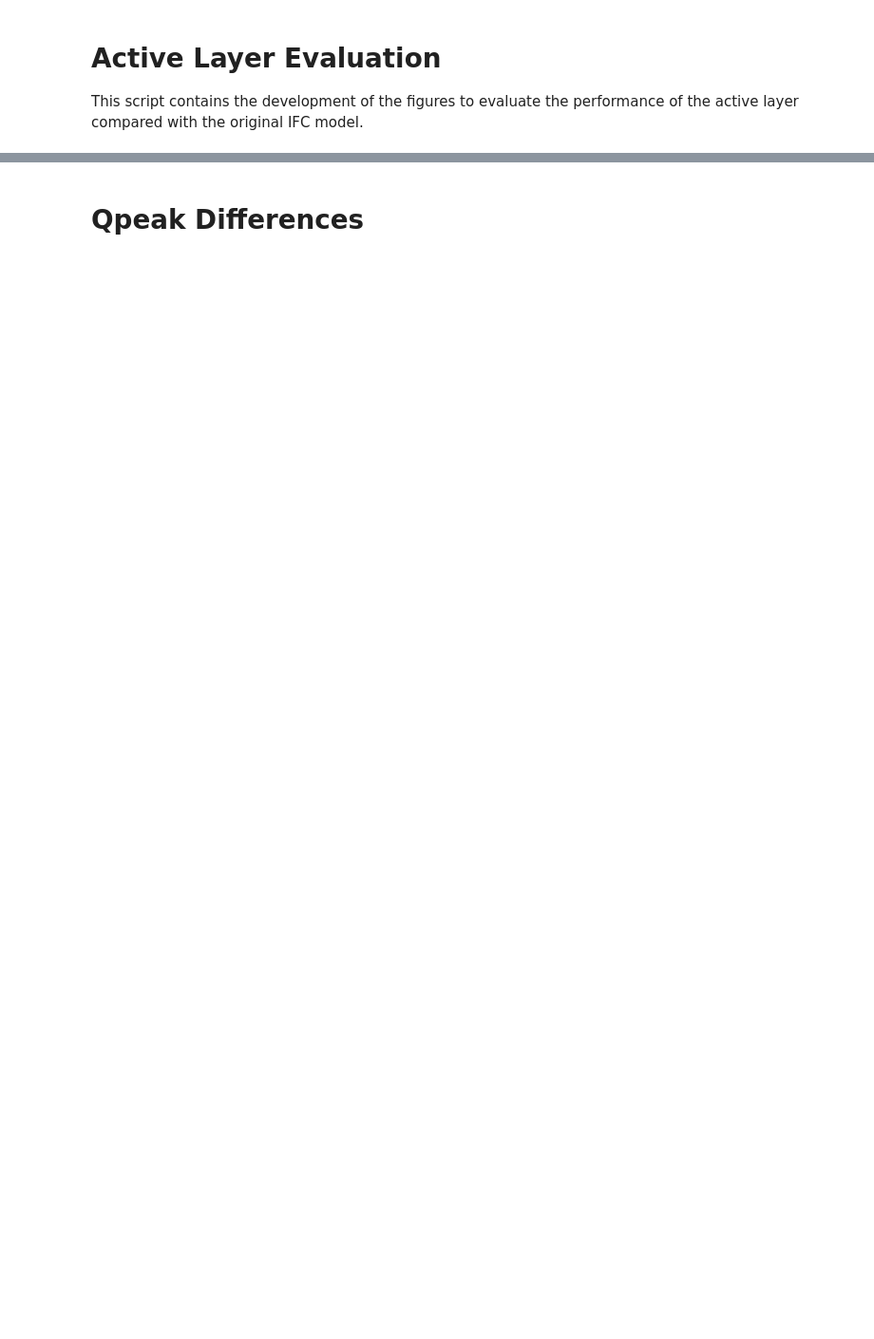
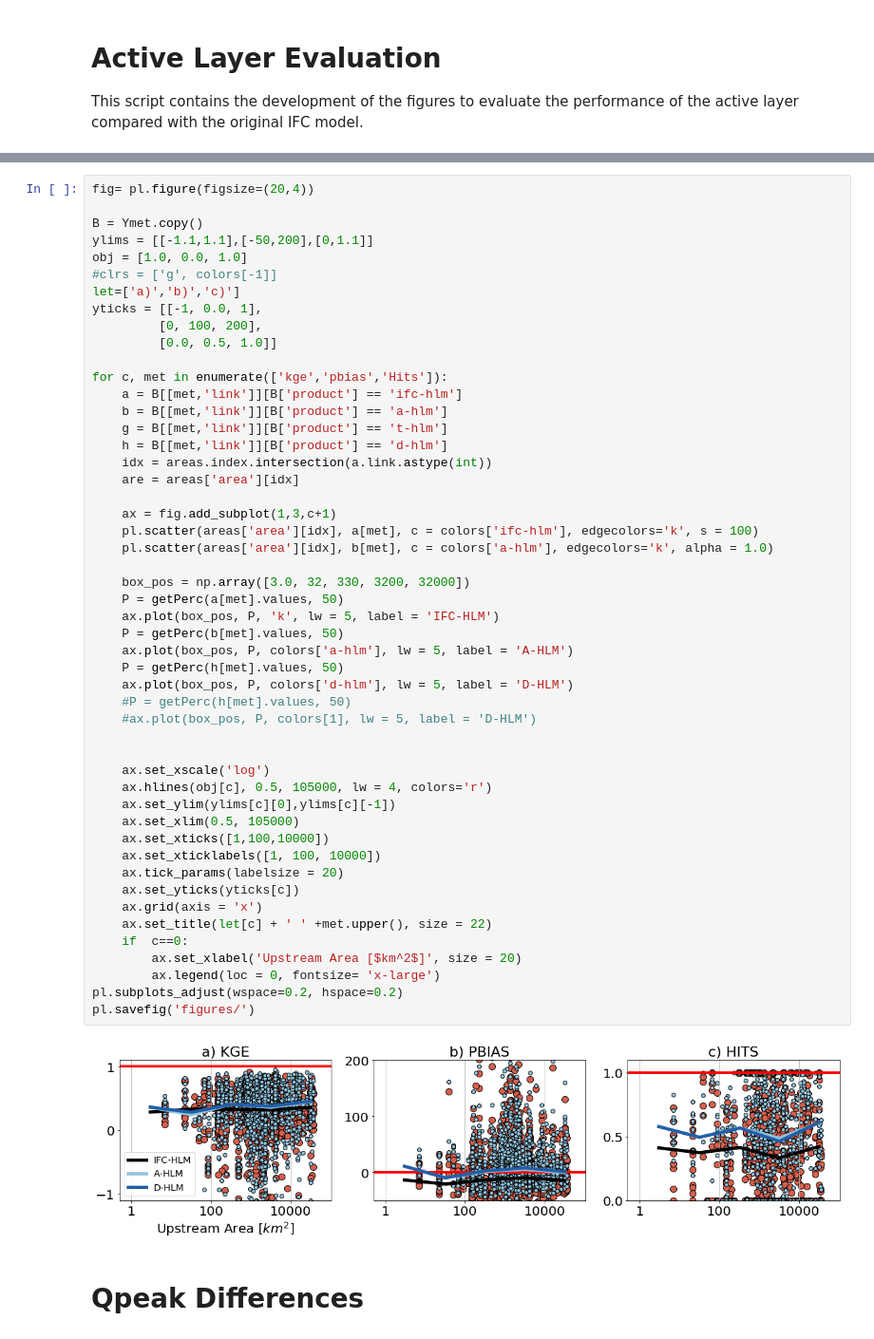
Before and after one commit to nicolas998/active_layer_evaluation, a Jupyter notebook: 01_Active_layer_evaluation.ipynb, the cells around one changed output, grey strips where cells are left out. Shown at 95% size. Saved outputs shown, nothing was run; the diff lists cells and outputs as text; blank space fills up the shorter version.

```diff
--- a/01_Active_layer_evaluation.ipynb
+++ b/01_Active_layer_evaluation.ipynb
@@ -16,2 +186,54 @@ colors = ['#52270C','#A1623B','#E7A011','#F3DE0A']
+# %%
+fig= pl.figure(figsize=(20,4))
+
+B = Ymet.copy()
+ylims = [[-1.1,1.1],[-50,200],[0,1.1]]
+obj = [1.0, 0.0, 1.0]
+#clrs = ['g', colors[-1]]
+let=['a)','b)','c)']
+yticks = [[-1, 0.0, 1],
+         [0, 100, 200],
+         [0.0, 0.5, 1.0]]
+
+for c, met in enumerate(['kge','pbias','Hits']):
+    a = B[[met,'link']][B['product'] == 'ifc-hlm']
+    b = B[[met,'link']][B['product'] == 'a-hlm']
+    g = B[[met,'link']][B['product'] == 't-hlm']
+    h = B[[met,'link']][B['product'] == 'd-hlm']
+    idx = areas.index.intersection(a.link.astype(int))
+    are = areas['area'][idx]
+
+    ax = fig.add_subplot(1,3,c+1)
+    pl.scatter(areas['area'][idx], a[met], c = colors['ifc-hlm'], edgecolors='k', s = 100)
+    pl.scatter(areas['area'][idx], b[met], c = colors['a-hlm'], edgecolors='k', alpha = 1.0)
+
+    box_pos = np.array([3.0, 32, 330, 3200, 32000])
+    P = getPerc(a[met].values, 50)
+    ax.plot(box_pos, P, 'k', lw = 5, label = 'IFC-HLM')
+    P = getPerc(b[met].values, 50)
+    ax.plot(box_pos, P, colors['a-hlm'], lw = 5, label = 'A-HLM')
+    P = getPerc(h[met].values, 50)
+    ax.plot(box_pos, P, colors['d-hlm'], lw = 5, label = 'D-HLM')
+    #P = getPerc(h[met].values, 50)
+    #ax.plot(box_pos, P, colors[1], lw = 5, label = 'D-HLM')
+
+
+    ax.set_xscale('log')
+    ax.hlines(obj[c], 0.5, 105000, lw = 4, colors='r')
+    ax.set_ylim(ylims[c][0],ylims[c][-1])
+    ax.set_xlim(0.5, 105000)
+    ax.set_xticks([1,100,10000])
+    ax.set_xticklabels([1, 100, 10000])
+    ax.tick_params(labelsize = 20)
+    ax.set_yticks(yticks[c])
+    ax.grid(axis = 'x')
+    ax.set_title(let[c] + ' ' +met.upper(), size = 22)
+    if  c==0:
+        ax.set_xlabel('Upstream Area [$km^2$]', size = 20)
+        ax.legend(loc = 0, fontsize= 'x-large')
+pl.subplots_adjust(wspace=0.2, hspace=0.2)
+pl.savefig('figures/')
+# %% [output]
+[figure, added]
 # %% [markdown]
 # Qpeak Differences
```
Also changed, not shown: parts of 25 cells of this notebook, 6 other files.
